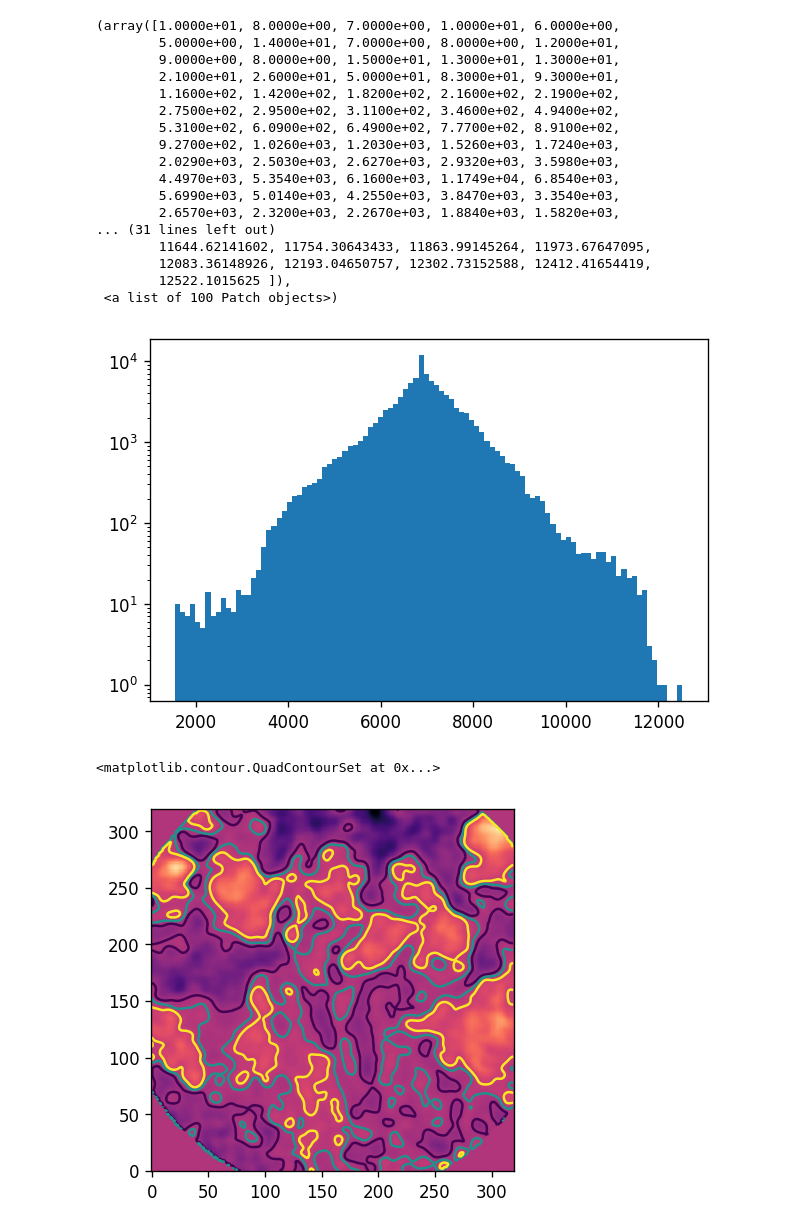
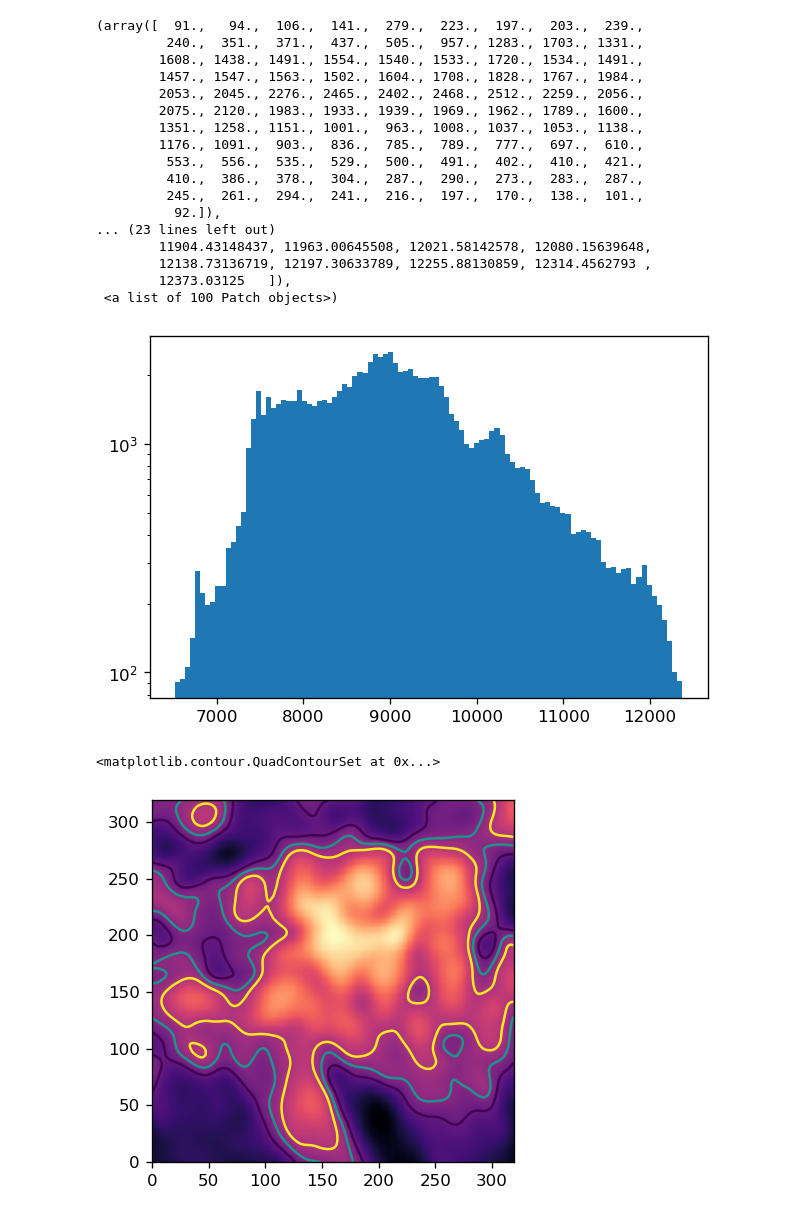
Before and after one commit to ryanhofmann/notebooks, a Jupyter notebook: NLTE vs ALMA.ipynb, the cells around one changed output. Saved outputs shown, nothing was run; the diff lists cells and outputs as text; code cells hidden in the pictures.

```diff
--- a/NLTE vs ALMA.ipynb
+++ b/NLTE vs ALMA.ipynb
@@ -7,7 +7,9 @@ from matplotlib.colors import LogNorm
 from scipy.ndimage import median_filter
 plt.rcParams['figure.dpi'] = 120
 # %%
-obs = sp.profile('obs/ibis_alma6_obs.nc').extractPix(x1=320,y1=320)
-mod_nlte = sp.model('nlte/nlte_mod_2_filt.nc').extract(x1=320,y1=320)
-mod_alma = sp.model('alma/alma_mod_2.nc').extract(x1=320,y1=320)
+obs = sp.profile('../../ibis_alma3_obs.nc').extractPix(x1=320,y1=320)
+fit_nlte = sp.profile('../band3/nlte/ibis_alma3_noalma_fit.nc').extractPix(x1=320,y1=320)
+mod_nlte = sp.model('../band3/nlte/ibis_alma3_noalma_mod.nc').extract(x1=320,y1=320)
+fit_alma = sp.profile('../band3/alma/alma_fit_2_redux.nc').extractPix(x1=320,y1=320)
+mod_alma = sp.model('../band3/alma/alma_mod_2_redux.nc').extract(x1=320,y1=320)
 # %% [output]
@@ -91,30 +177,30 @@ plt.yscale('log')
 # %%
-plt.hist(obs.dat[0,:,:,-1,0].ravel()*5900,bins=100,log=True)
+plt.hist(obs.dat[0,:,:,-1,0].ravel()*7300,bins=100,log=True)
 # %% [output]
-(array([1.0000e+01, 8.0000e+00, 7.0000e+00, 1.0000e+01, 6.0000e+00,
-        5.0000e+00, 1.4000e+01, 7.0000e+00, 8.0000e+00, 1.2000e+01,
-        9.0000e+00, 8.0000e+00, 1.5000e+01, 1.3000e+01, 1.3000e+01,
-        2.1000e+01, 2.6000e+01, 5.0000e+01, 8.3000e+01, 9.3000e+01,
-        1.1600e+02, 1.4200e+02, 1.8200e+02, 2.1600e+02, 2.1900e+02,
-        2.7500e+02, 2.9500e+02, 3.1100e+02, 3.4600e+02, 4.9400e+02,
-        5.3100e+02, 6.0900e+02, 6.4900e+02, 7.7700e+02, 8.9100e+02,
-        9.2700e+02, 1.0260e+03, 1.2030e+03, 1.5260e+03, 1.7240e+03,
-        2.0290e+03, 2.5030e+03, 2.6270e+03, 2.9320e+03, 3.5980e+03,
-        4.4970e+03, 5.3540e+03, 6.1600e+03, 1.1749e+04, 6.8540e+03,
-        5.6990e+03, 5.0140e+03, 4.2550e+03, 3.8470e+03, 3.3540e+03,
-        2.6570e+03, 2.3200e+03, 2.2670e+03, 1.8840e+03, 1.5820e+03,
-... (31 lines left out)
-        11644.62141602, 11754.30643433, 11863.99145264, 11973.67647095,
-        12083.36148926, 12193.04650757, 12302.73152588, 12412.41654419,
-        12522.1015625 ]),
+(array([  91.,   94.,  106.,  141.,  279.,  223.,  197.,  203.,  239.,
+         240.,  351.,  371.,  437.,  505.,  957., 1283., 1703., 1331.,
+        1608., 1438., 1491., 1554., 1540., 1533., 1720., 1534., 1491.,
+        1457., 1547., 1563., 1502., 1604., 1708., 1828., 1767., 1984.,
+        2053., 2045., 2276., 2465., 2402., 2468., 2512., 2259., 2056.,
+        2075., 2120., 1983., 1933., 1939., 1969., 1962., 1789., 1600.,
+        1351., 1258., 1151., 1001.,  963., 1008., 1037., 1053., 1138.,
+        1176., 1091.,  903.,  836.,  785.,  789.,  777.,  697.,  610.,
+         553.,  556.,  535.,  529.,  500.,  491.,  402.,  410.,  421.,
+         410.,  386.,  378.,  304.,  287.,  290.,  273.,  283.,  287.,
+         245.,  261.,  294.,  241.,  216.,  197.,  170.,  138.,  101.,
+          92.]),
+... (23 lines left out)
+        11904.43148437, 11963.00645508, 12021.58142578, 12080.15639648,
+        12138.73136719, 12197.30633789, 12255.88130859, 12314.4562793 ,
+        12373.03125   ]),
  <a list of 100 Patch objects>)
-[figure, old version]
+[figure, new version]
 # %%
-thres = 7000
+thres = 8800
 buffer = 500
-plt.imshow(obs.dat[0,:,:,-1,0]*5900,cmap='magma',origin='lower')
-plt.contour(obs.dat[0,:,:,-1,0]*5900,[thres-buffer,thres,thres+buffer])
+plt.imshow(obs.dat[0,:,:,-1,0]*7300,cmap='magma',origin='lower')
+plt.contour(obs.dat[0,:,:,-1,0]*7300,[thres-buffer,thres,thres+buffer])
 # %% [output]
 <matplotlib.contour.QuadContourSet at 0x...>
-[figure, old version]
+[figure, new version]
 # %%
```
Also changed, not shown: parts of 17 cells of this notebook, 18 other files.
